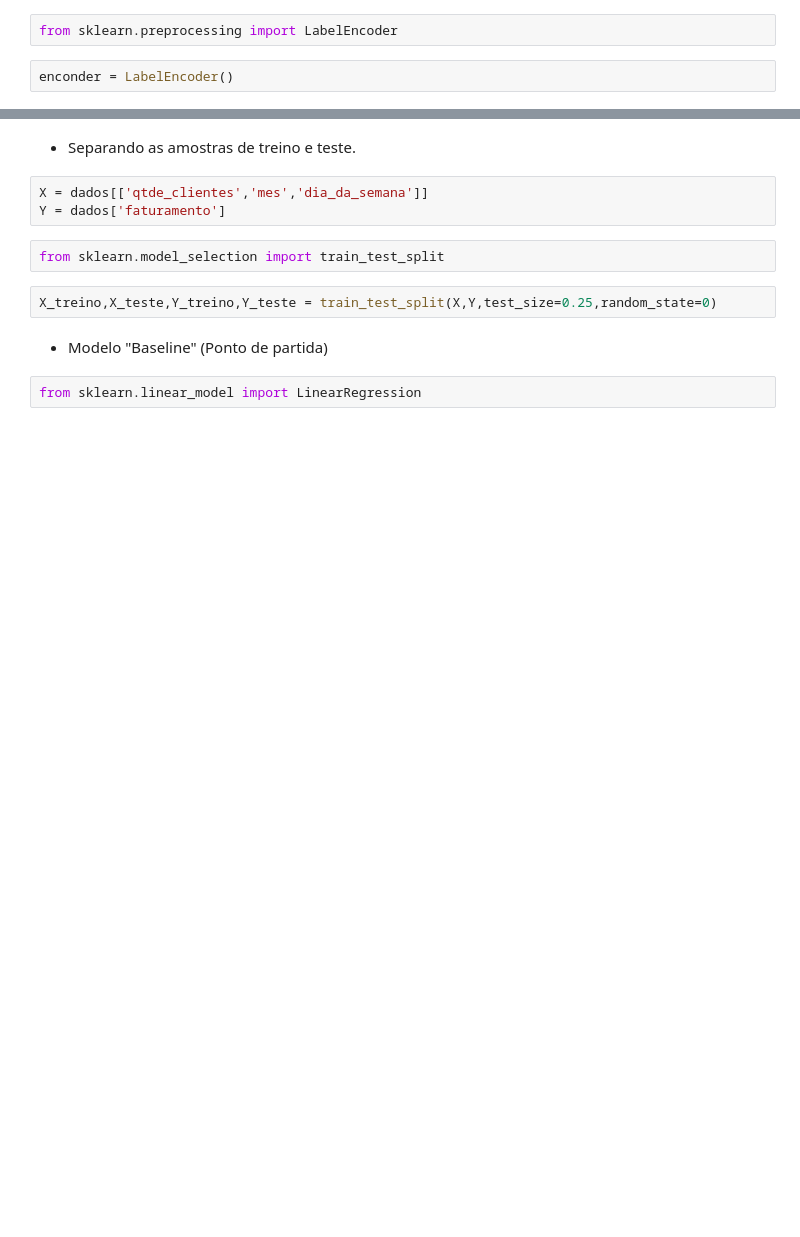
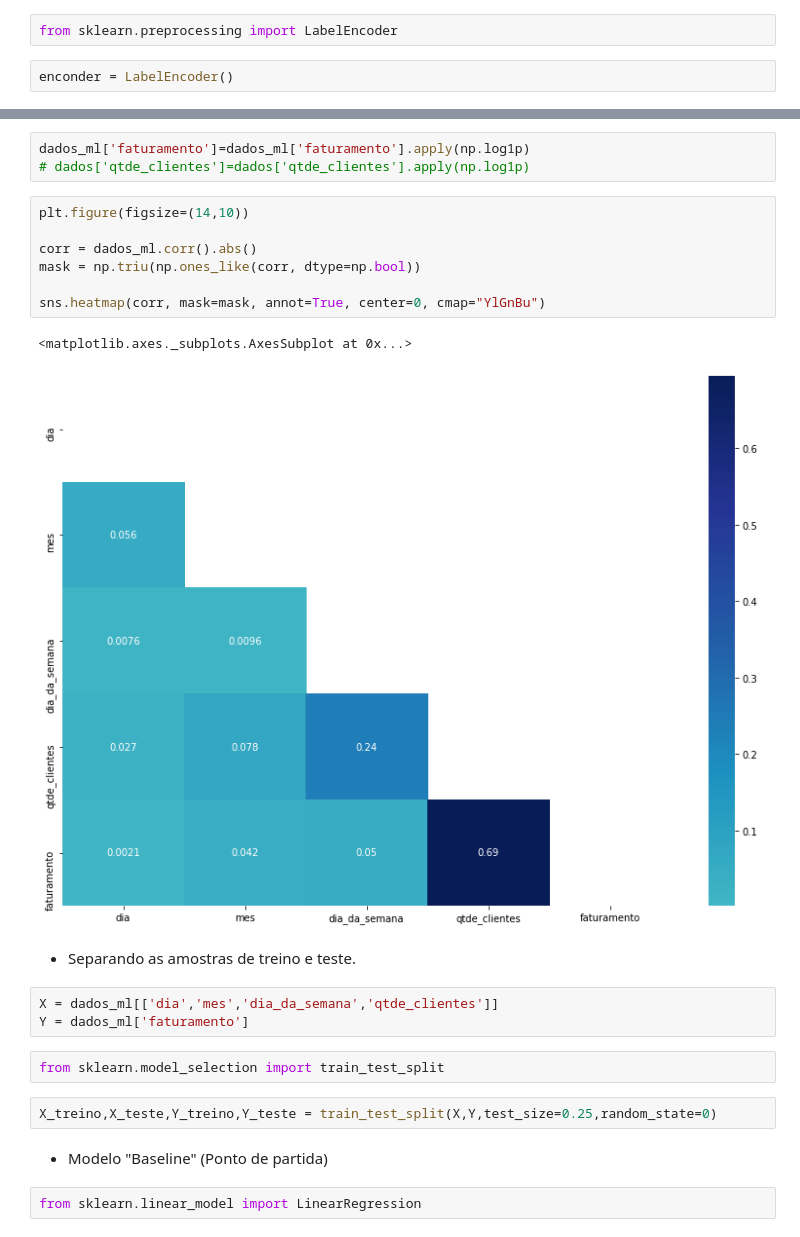
Before and after one commit to robertferro/previsao_faturamento_studio_estetica, a Jupyter notebook: 2 - Machine learning/Regressão/previsao_faturamento_modelos_machine_learning.ipynb, the cells around one changed output, grey strips where cells are left out. Cells and saved outputs as stored; diff of their text form; blank space fills up the shorter version.

```diff
--- a/2 - Machine learning/Regressão/previsao_faturamento_modelos_machine_learning.ipynb
+++ b/2 - Machine learning/Regressão/previsao_faturamento_modelos_machine_learning.ipynb
@@ -300,8 +260,21 @@ sns.heatmap(corr, mask=mask, annot=True, center=0, cmap="YlGnBu")
+# %%
+dados_ml['faturamento']=dados_ml['faturamento'].apply(np.log1p)
+# dados['qtde_clientes']=dados['qtde_clientes'].apply(np.log1p)
+# %%
+plt.figure(figsize=(14,10))
+
+corr = dados_ml.corr().abs()
+mask = np.triu(np.ones_like(corr, dtype=np.bool))
+
+sns.heatmap(corr, mask=mask, annot=True, center=0, cmap="YlGnBu")
+# %% [output]
+<matplotlib.axes._subplots.AxesSubplot at 0x...>
+[figure, added]
 # %% [markdown]
  - Separando as amostras de treino e teste.
 # %%
-X = dados[['qtde_clientes','mes','dia_da_semana']]
-Y = dados['faturamento']
+X = dados_ml[['dia','mes','dia_da_semana','qtde_clientes']]
+Y = dados_ml['faturamento']
 # %%
 from sklearn.model_selection import train_test_split
 # %%
```
Also changed, not shown: parts of 68 cells of this notebook.
